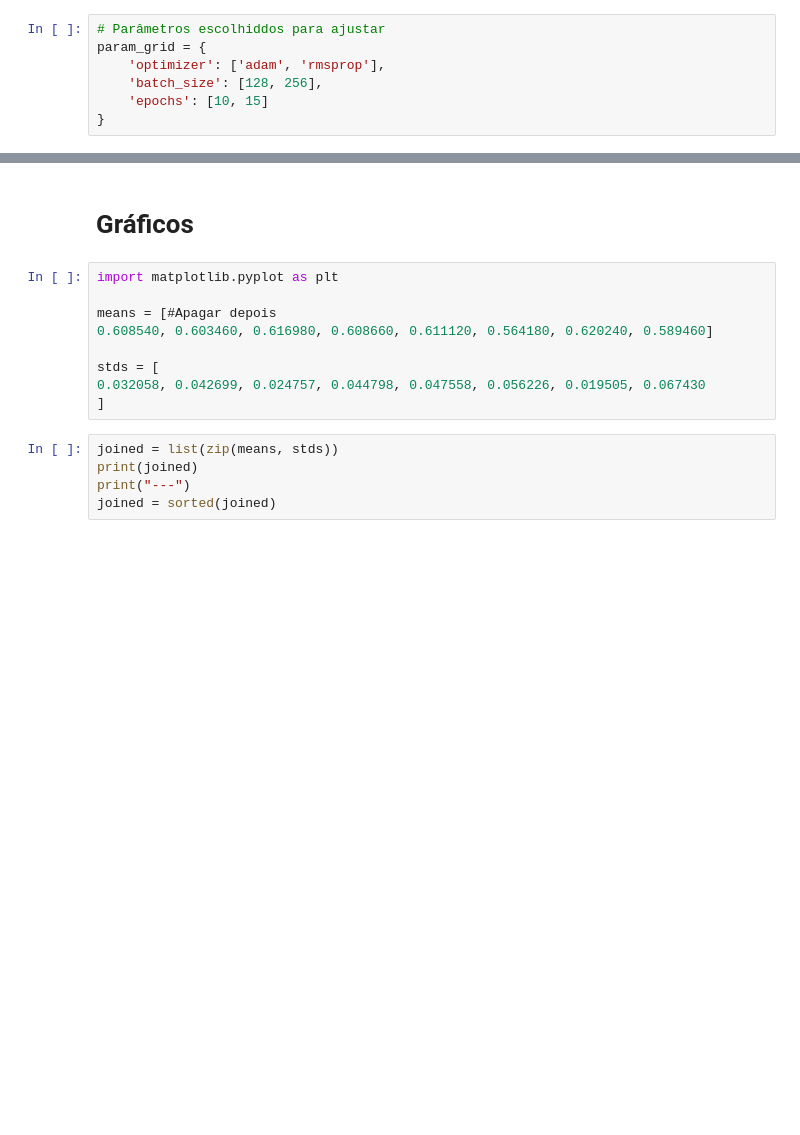
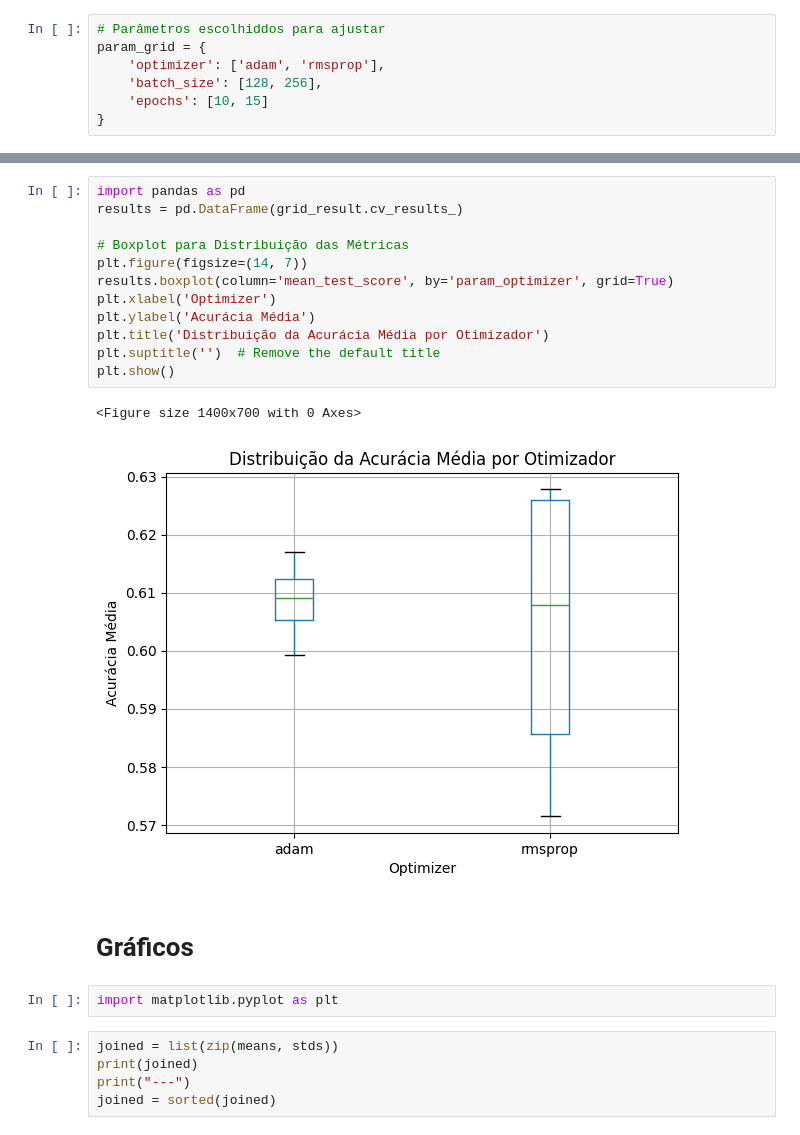
Before and after one commit to IanMarcony/CIFAR10-CNN, a Jupyter notebook: cifar_10_cnn.ipynb, the cells around one changed output, grey strips where cells are left out. Drawn from its saved outputs; the diff is of its cells as text; blank space fills up the shorter version.

```diff
--- a/cifar_10_cnn.ipynb
+++ b/cifar_10_cnn.ipynb
@@ -463,14 +562,22 @@ Desvio padrão médio: 0.041878887058132516
+# %%
+import pandas as pd
+results = pd.DataFrame(grid_result.cv_results_)
+
+# Boxplot para Distribuição das Métricas
+plt.figure(figsize=(14, 7))
+results.boxplot(column='mean_test_score', by='param_optimizer', grid=True)
+plt.xlabel('Optimizer')
+plt.ylabel('Acurácia Média')
+plt.title('Distribuição da Acurácia Média por Otimizador')
+plt.suptitle('')  # Remove the default title
+plt.show()
+# %% [output]
+<Figure size 1400x700 with 0 Axes>
+[figure, added]
 # %% [markdown]
 # Gráficos
-# %%
-import matplotlib.pyplot as plt
-
-means = [#Apagar depois
-0.608540, 0.603460, 0.616980, 0.608660, 0.611120, 0.564180, 0.620240, 0.589460]
-
-stds = [
-0.032058, 0.042699, 0.024757, 0.044798, 0.047558, 0.056226, 0.019505, 0.067430
-]
+# %%
+import matplotlib.pyplot as plt
 # %%
 joined = list(zip(means, stds))
 print(joined)
```
Also changed, not shown: parts of 28 cells of this notebook.
